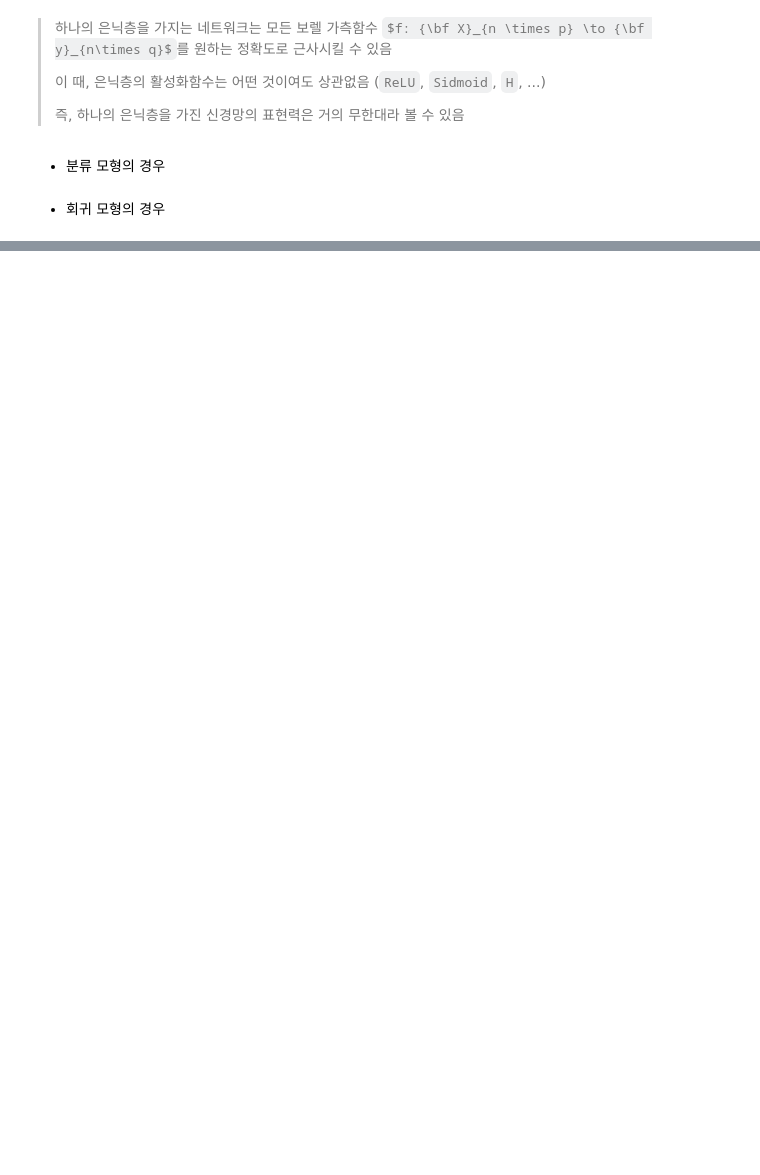
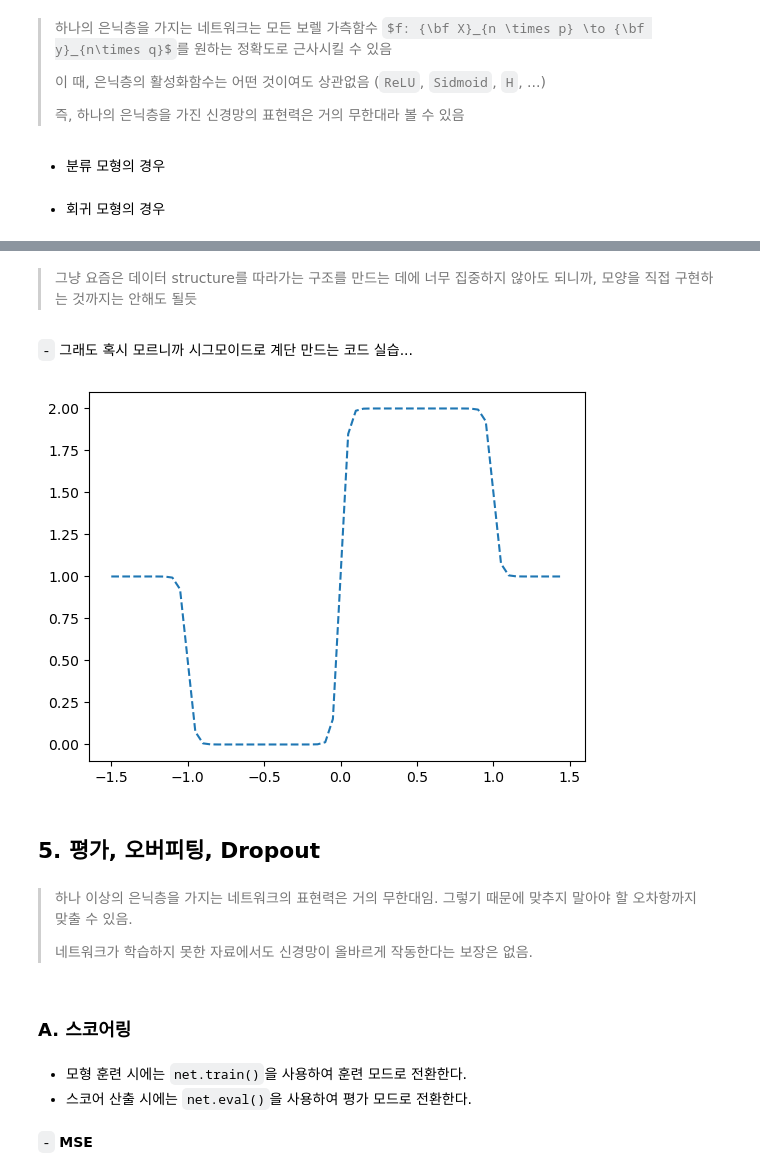
Before and after one commit to HollyRiver/DL2025, a Jupyter notebook: Midterm.ipynb, the cells around one changed output, grey strips where cells are left out. Drawn from its saved outputs; the diff is of its cells as text; code cells hidden in the pictures; some formulas as TeX source; blank space fills up the shorter version.

```diff
--- a/Midterm.ipynb
+++ b/Midterm.ipynb
@@ -318,0 +334,33 @@ loss_fn = torch.nn.MSELoss()
+# %% [markdown]
+> 그냥 요즘은 데이터 structure를 따라가는 구조를 만드는 데에 너무 집중하지 않아도 되니까, 모양을 직접 구현하는 것까지는 안해도 될듯
+# %% [markdown]
+`-` 그래도 혹시 모르니까 시그모이드로 계단 만드는 코드 실습...
+# %%
+x = torch.arange(-1.5, 1.5, 0.05).reshape(-1, 1).float()
+
+l1 = torch.nn.Linear(1, 3)
+a1 = torch.nn.Sigmoid()
+l2 = torch.nn.Linear(3, 1)
+# %%
+l1.weight.data = torch.tensor([[-50.0], [50.0], [-50.0]])
+l1.bias.data = torch.tensor([-50.0, 0.0, 50.0]) ## weight*(x - bias)
+# %%
+l2.weight.data = torch.tensor([[1.0, 2.0, 1.0]])
+l2.bias.data = torch.tensor([-1.0])
+# %%
+plt.plot(x, l2(a1(l1(x))).data, '--');
+# %% [output]
+[figure, added]
+# %% [markdown]
+## **5. 평가, 오버피팅, Dropout**
+# %% [markdown]
+> 하나 이상의 은닉층을 가지는 네트워크의 표현력은 거의 무한대임. 그렇기 때문에 맞추지 말아야 할 오차항까지 맞출 수 있음.
+>
+> 네트워크가 학습하지 못한 자료에서도 신경망이 올바르게 작동한다는 보장은 없음.
+# %% [markdown]
+### **A. 스코어링**
+# %% [markdown]
+* 모형 훈련 시에는 `net.train()`을 사용하여 훈련 모드로 전환한다.
+* 스코어 산출 시에는 `net.eval()`을 사용하여 평가 모드로 전환한다.
+# %% [markdown]
+`-` **MSE**
```
Also changed, not shown: parts of 26 cells of this notebook.
